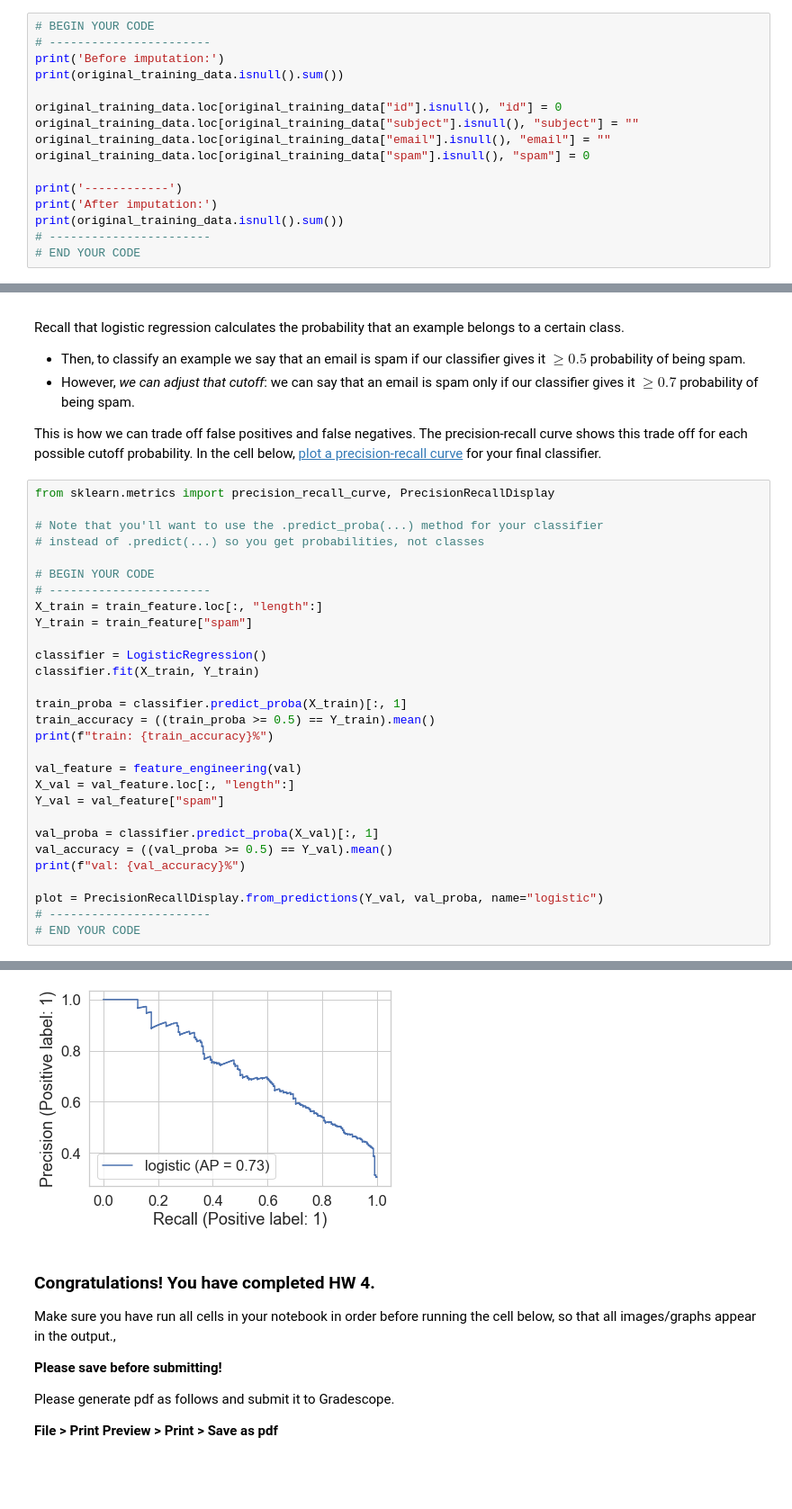
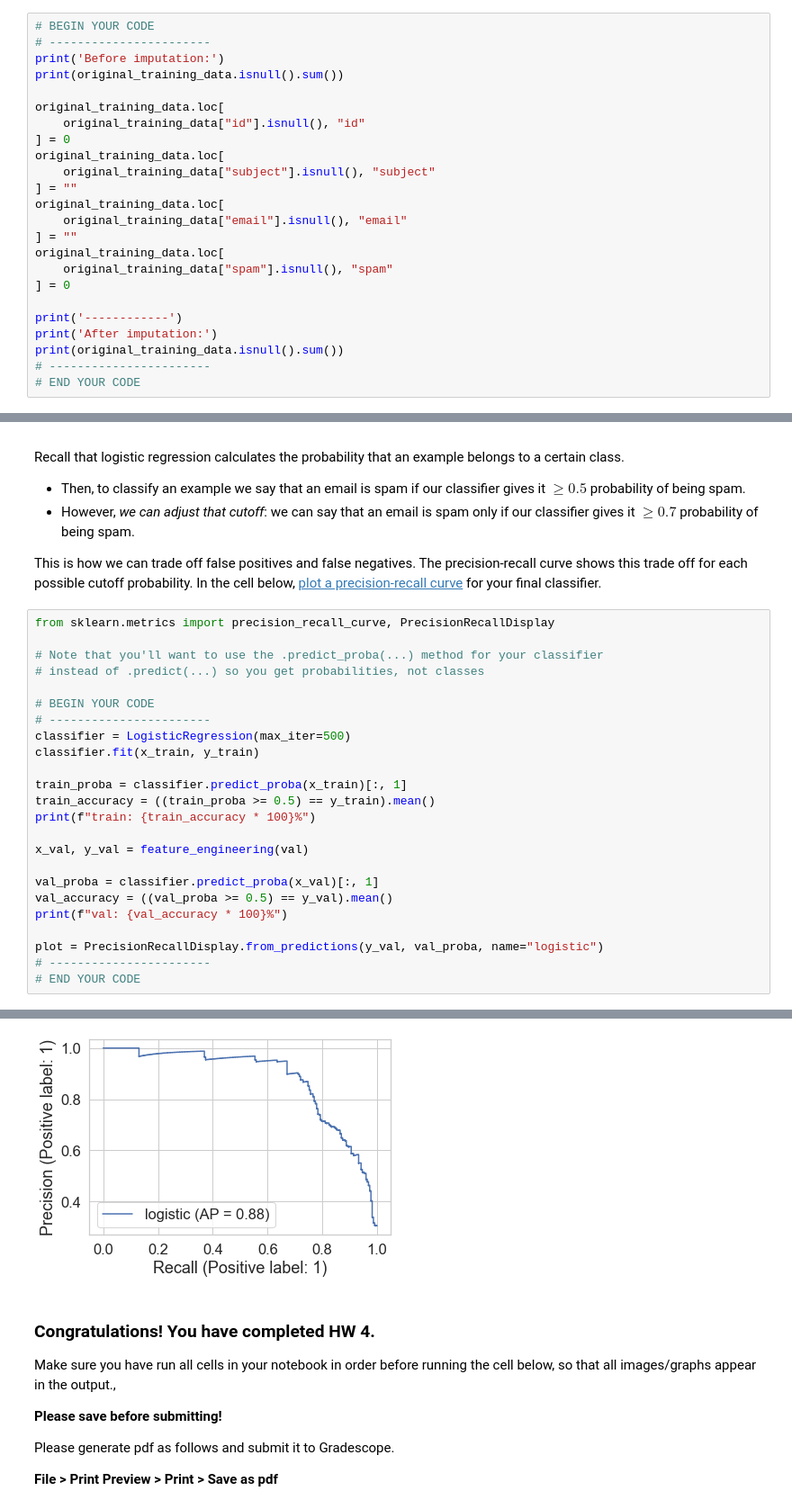
Before and after one commit to hanchaa/Korea_Univ_2022_1, a Jupyter notebook: COSE471/HW4/hw4.ipynb, the cells around one changed output, grey strips where cells are left out. Shown at 90% size. Drawn from its saved outputs; the diff is of its cells as text; blank space fills up the shorter version.

```diff
--- a/COSE471/HW4/hw4.ipynb
+++ b/COSE471/HW4/hw4.ipynb
@@ -143,10 +136,18 @@ points: 1
 print('Before imputation:')
 print(original_training_data.isnull().sum())
 
-original_training_data.loc[original_training_data["id"].isnull(), "id"] = 0
-original_training_data.loc[original_training_data["subject"].isnull(), "subject"] = ""
-original_training_data.loc[original_training_data["email"].isnull(), "email"] = ""
-original_training_data.loc[original_training_data["spam"].isnull(), "spam"] = 0
+original_training_data.loc[
+    original_training_data["id"].isnull(), "id"
+] = 0
+original_training_data.loc[
+    original_training_data["subject"].isnull(), "subject"
+] = ""
+original_training_data.loc[
+    original_training_data["email"].isnull(), "email"
+] = ""
+original_training_data.loc[
+    original_training_data["spam"].isnull(), "spam"
+] = 0
 
 print('------------')
 print('After imputation:')
@@ -766,25 +798,20 @@ from sklearn.metrics import precision_recall_curve, PrecisionRecallDisplay
 
 # BEGIN YOUR CODE
 # -----------------------
-X_train = train_feature.loc[:, "length":]
-Y_train = train_feature["spam"]
+classifier = LogisticRegression(max_iter=500)
+classifier.fit(x_train, y_train)
 
-classifier = LogisticRegression()
-classifier.fit(X_train, Y_train)
+train_proba = classifier.predict_proba(x_train)[:, 1]
+train_accuracy = ((train_proba >= 0.5) == y_train).mean()
+print(f"train: {train_accuracy * 100}%")
 
-train_proba = classifier.predict_proba(X_train)[:, 1]
-train_accuracy = ((train_proba >= 0.5) == Y_train).mean()
-print(f"train: {train_accuracy}%")
+x_val, y_val = feature_engineering(val)
 
-val_feature = feature_engineering(val)
-X_val = val_feature.loc[:, "length":]
-Y_val = val_feature["spam"]
+val_proba = classifier.predict_proba(x_val)[:, 1]
+val_accuracy = ((val_proba >= 0.5) == y_val).mean()
+print(f"val: {val_accuracy * 100}%")
 
-val_proba = classifier.predict_proba(X_val)[:, 1]
-val_accuracy = ((val_proba >= 0.5) == Y_val).mean()
-print(f"val: {val_accuracy}%")
-
-plot = PrecisionRecallDisplay.from_predictions(Y_val, val_proba, name="logistic")
+plot = PrecisionRecallDisplay.from_predictions(y_val, val_proba, name="logistic")
 # -----------------------
 # END YOUR CODE
 # %% [output]
@@ -793,4 +820,4 @@ val: 0.8059880239520958%
-[figure, old version]
+[figure, new version]
 # %% [markdown]
 ### Congratulations! You have completed HW 4.
 
```
Also changed, not shown: parts of 5 cells of this notebook.
